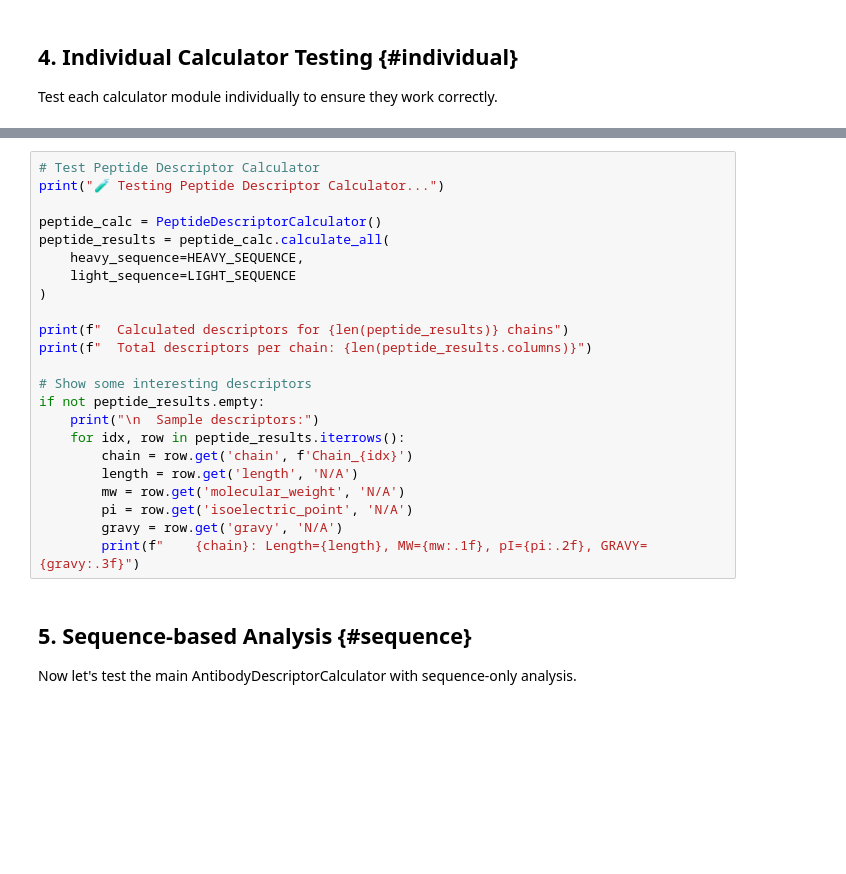
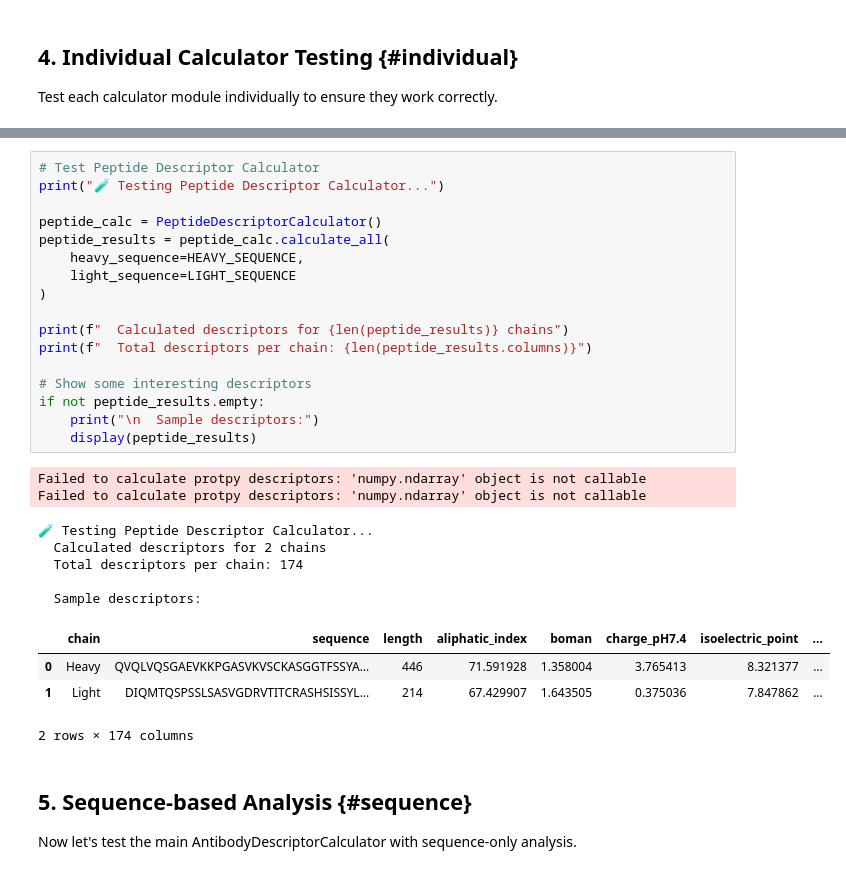
Before and after one commit to pierrellompart-Servier/AbXtract, a Jupyter notebook: examples/example_usage.ipynb, the cells around one changed output, grey strips where cells are left out. Drawn from its saved outputs; the diff is of its cells as text; blank space fills up the shorter version.

```diff
--- a/examples/example_usage.ipynb
+++ b/examples/example_usage.ipynb
@@ -253,26 +376,32 @@ except Exception as e:
 # %%
 # Test Peptide Descriptor Calculator
 print("🧪 Testing Peptide Descriptor Calculator...")
 
 peptide_calc = PeptideDescriptorCalculator()
 peptide_results = peptide_calc.calculate_all(
     heavy_sequence=HEAVY_SEQUENCE,
     light_sequence=LIGHT_SEQUENCE
 )
 
 print(f"  Calculated descriptors for {len(peptide_results)} chains")
 print(f"  Total descriptors per chain: {len(peptide_results.columns)}")
 
 # Show some interesting descriptors
 if not peptide_results.empty:
     print("\n  Sample descriptors:")
-    for idx, row in peptide_results.iterrows():
-        chain = row.get('chain', f'Chain_{idx}')
-        length = row.get('length', 'N/A')
-        mw = row.get('molecular_weight', 'N/A')
-        pi = row.get('isoelectric_point', 'N/A')
-        gravy = row.get('gravy', 'N/A')
-        print(f"    {chain}: Length={length}, MW={mw:.1f}, pI={pi:.2f}, GRAVY={gravy:.3f}")
+    display(peptide_results)
+# %% [output]
+Failed to calculate protpy descriptors: 'numpy.ndarray' object is not callable
+Failed to calculate protpy descriptors: 'numpy.ndarray' object is not callable
+🧪 Testing Peptide Descriptor Calculator...
+  Calculated descriptors for 2 chains
+  Total descriptors per chain: 174
+
+  Sample descriptors:
+|  | chain | sequence | length | aliphatic_index | boman | charge_pH7.4 | isoelectric_point | ... |
+| 0 | Heavy | QVQLVQSGAEVKKPGASVKVSCKASGGTFSSYA... | 446 | 71.591928 | 1.358004 | 3.765413 | 8.321377 | ... |
+| 1 | Light | DIQMTQSPSSLSASVGDRVTITCRASHSISSYL... | 214 | 67.429907 | 1.643505 | 0.375036 | 7.847862 | ... |
+2 rows × 174 columns
 # %% [markdown]
 ## 5. Sequence-based Analysis {#sequence}
 
```
Also changed, not shown: parts of 28 cells of this notebook, 11 other files.
